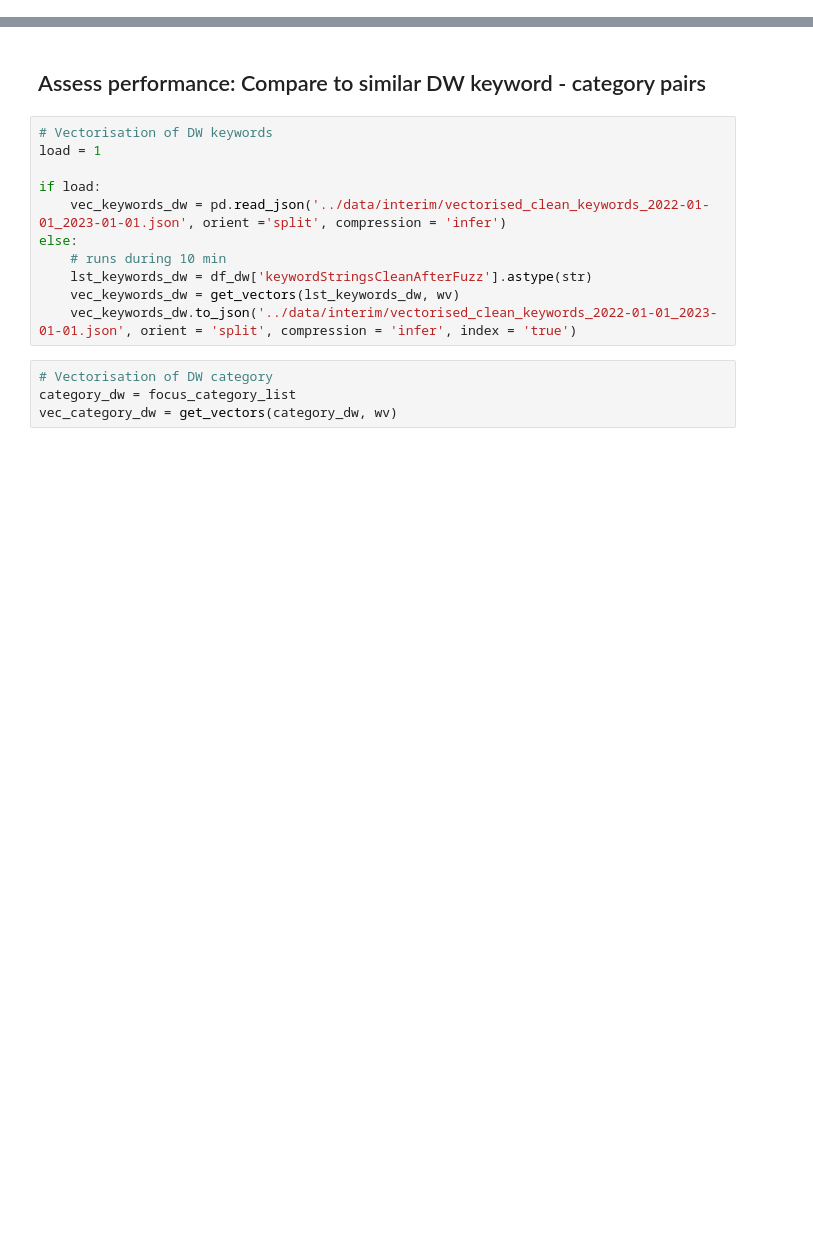
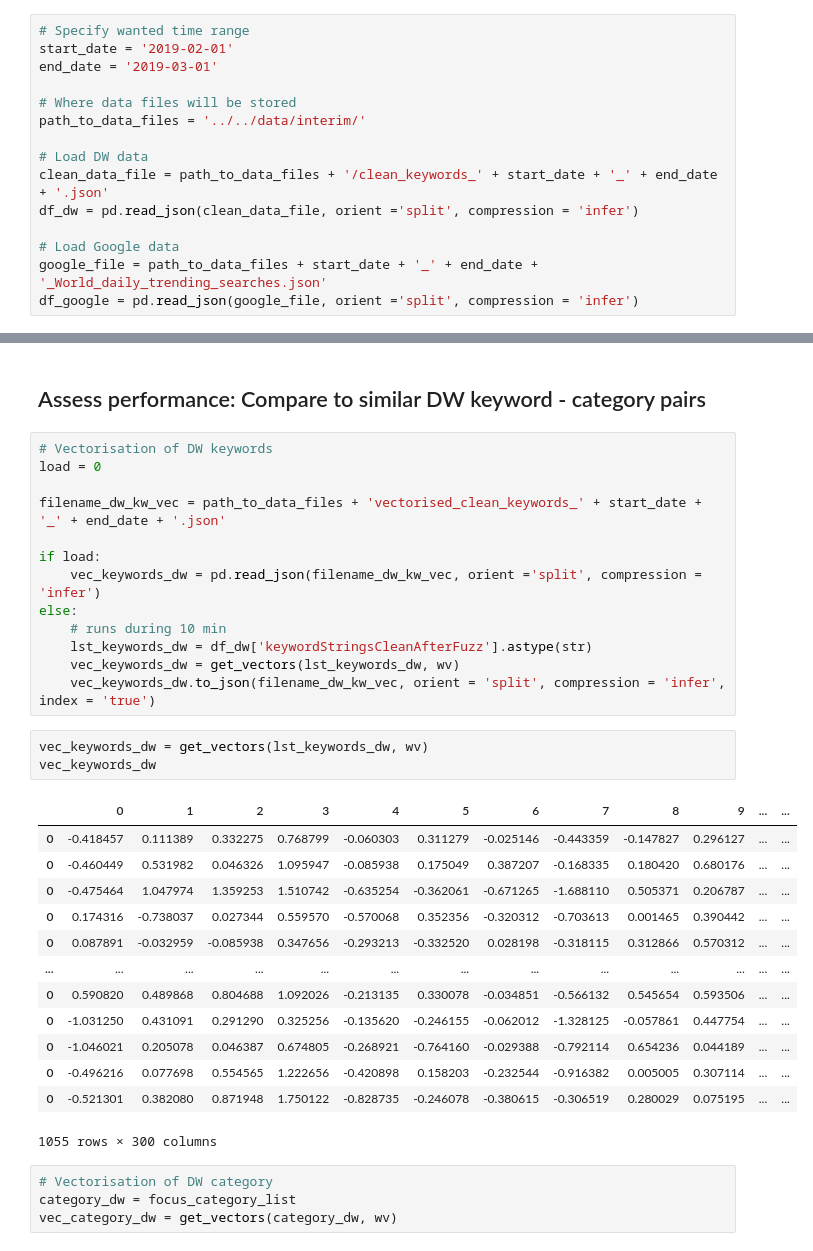
Before and after one commit to mariosakritas/NLP-methods-for-news-articles, a Jupyter notebook: notebooks/outdated/MD_zero_shot_learning.ipynb, the cells around one changed output, grey strips where cells are left out. Cells and saved outputs as stored; diff of their text form; blank space fills up the shorter version.

```diff
--- a/notebooks/outdated/MD_zero_shot_learning.ipynb
+++ b/notebooks/outdated/MD_zero_shot_learning.ipynb
@@ -77,3 +73,18 @@ df_google
+# %%
+# Specify wanted time range
+start_date = '2019-02-01'
+end_date = '2019-03-01'
+
+# Where data files will be stored
+path_to_data_files = '../../data/interim/'
+
+# Load DW data
+clean_data_file = path_to_data_files + '/clean_keywords_' + start_date + '_' + end_date + '.json'
+df_dw = pd.read_json(clean_data_file, orient ='split', compression = 'infer')
+
+# Load Google data
+google_file = path_to_data_files + start_date + '_' + end_date + '_World_daily_trending_searches.json'
+df_google = pd.read_json(google_file, orient ='split', compression = 'infer')
 # %%
 # Runs for 1min20
 # Load pre-trained zero shot learning model
@@ -188,15 +171,34 @@ Compared to similar categories: 0.265
 ## Assess performance: Compare to similar DW keyword - category pairs
 # %%
 # Vectorisation of DW keywords
-load = 1
+load = 0
+
+filename_dw_kw_vec = path_to_data_files + 'vectorised_clean_keywords_' + start_date + '_' + end_date + '.json'
 
 if load:
-    vec_keywords_dw = pd.read_json('../data/interim/vectorised_clean_keywords_2022-01-01_2023-01-01.json', orient ='split', compression = 'infer')
+    vec_keywords_dw = pd.read_json(filename_dw_kw_vec, orient ='split', compression = 'infer')
 else:
     # runs during 10 min
     lst_keywords_dw = df_dw['keywordStringsCleanAfterFuzz'].astype(str)
     vec_keywords_dw = get_vectors(lst_keywords_dw, wv)
-    vec_keywords_dw.to_json('../data/interim/vectorised_clean_keywords_2022-01-01_2023-01-01.json', orient = 'split', compression = 'infer', index = 'true')
+    vec_keywords_dw.to_json(filename_dw_kw_vec, orient = 'split', compression = 'infer', index = 'true')
+# %%
+vec_keywords_dw = get_vectors(lst_keywords_dw, wv)
+vec_keywords_dw
+# %% [output]
+|  | 0 | 1 | 2 | 3 | 4 | 5 | 6 | 7 | 8 | 9 | ... | ... |
+| 0 | -0.418457 | 0.111389 | 0.332275 | 0.768799 | -0.060303 | 0.311279 | -0.025146 | -0.443359 | -0.147827 | 0.296127 | ... | ... |
+| 0 | -0.460449 | 0.531982 | 0.046326 | 1.095947 | -0.085938 | 0.175049 | 0.387207 | -0.168335 | 0.180420 | 0.680176 | ... | ... |
+| 0 | -0.475464 | 1.047974 | 1.359253 | 1.510742 | -0.635254 | -0.362061 | -0.671265 | -1.688110 | 0.505371 | 0.206787 | ... | ... |
+| 0 | 0.174316 | -0.738037 | 0.027344 | 0.559570 | -0.570068 | 0.352356 | -0.320312 | -0.703613 | 0.001465 | 0.390442 | ... | ... |
+| 0 | 0.087891 | -0.032959 | -0.085938 | 0.347656 | -0.293213 | -0.332520 | 0.028198 | -0.318115 | 0.312866 | 0.570312 | ... | ... |
+| ... | ... | ... | ... | ... | ... | ... | ... | ... | ... | ... | ... | ... |
+| 0 | 0.590820 | 0.489868 | 0.804688 | 1.092026 | -0.213135 | 0.330078 | -0.034851 | -0.566132 | 0.545654 | 0.593506 | ... | ... |
+| 0 | -1.031250 | 0.431091 | 0.291290 | 0.325256 | -0.135620 | -0.246155 | -0.062012 | -1.328125 | -0.057861 | 0.447754 | ... | ... |
+| 0 | -1.046021 | 0.205078 | 0.046387 | 0.674805 | -0.268921 | -0.764160 | -0.029388 | -0.792114 | 0.654236 | 0.044189 | ... | ... |
+| 0 | -0.496216 | 0.077698 | 0.554565 | 1.222656 | -0.420898 | 0.158203 | -0.232544 | -0.916382 | 0.005005 | 0.307114 | ... | ... |
+| 0 | -0.521301 | 0.382080 | 0.871948 | 1.750122 | -0.828735 | -0.246078 | -0.380615 | -0.306519 | 0.280029 | 0.075195 | ... | ... |
+1055 rows × 300 columns
 # %%
 # Vectorisation of DW category
 category_dw = focus_category_list
```
Also changed, not shown: parts of 25 cells of this notebook.
